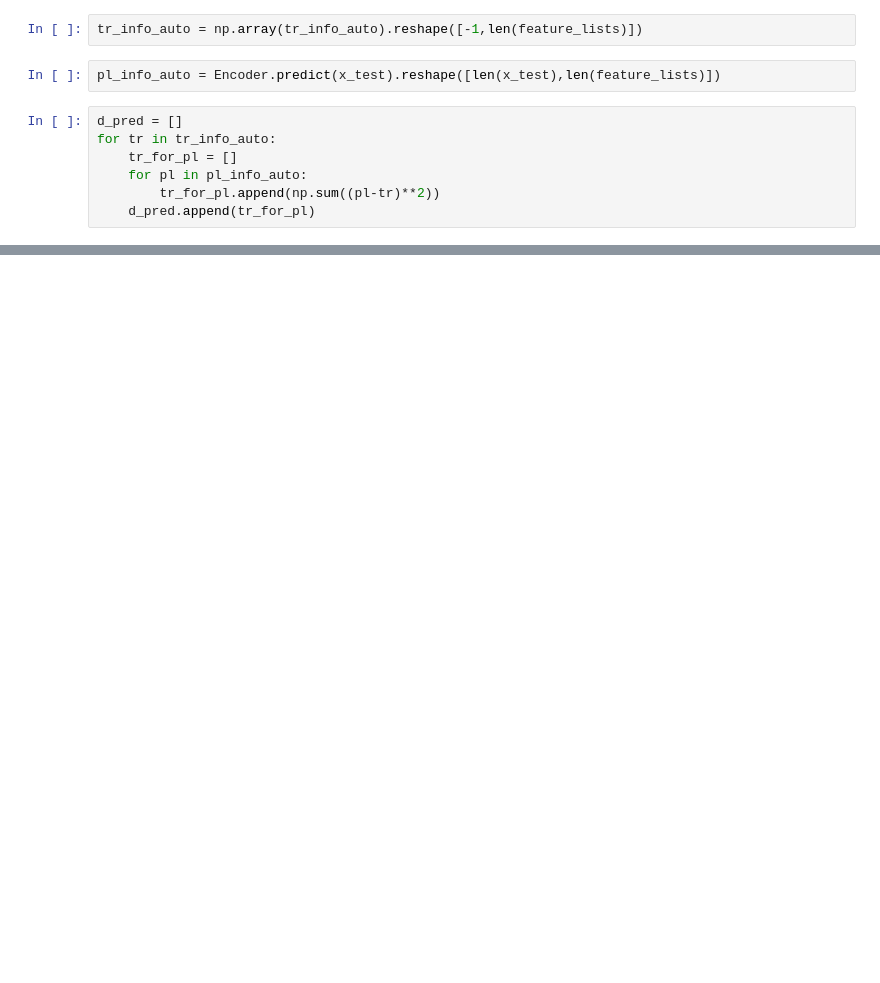
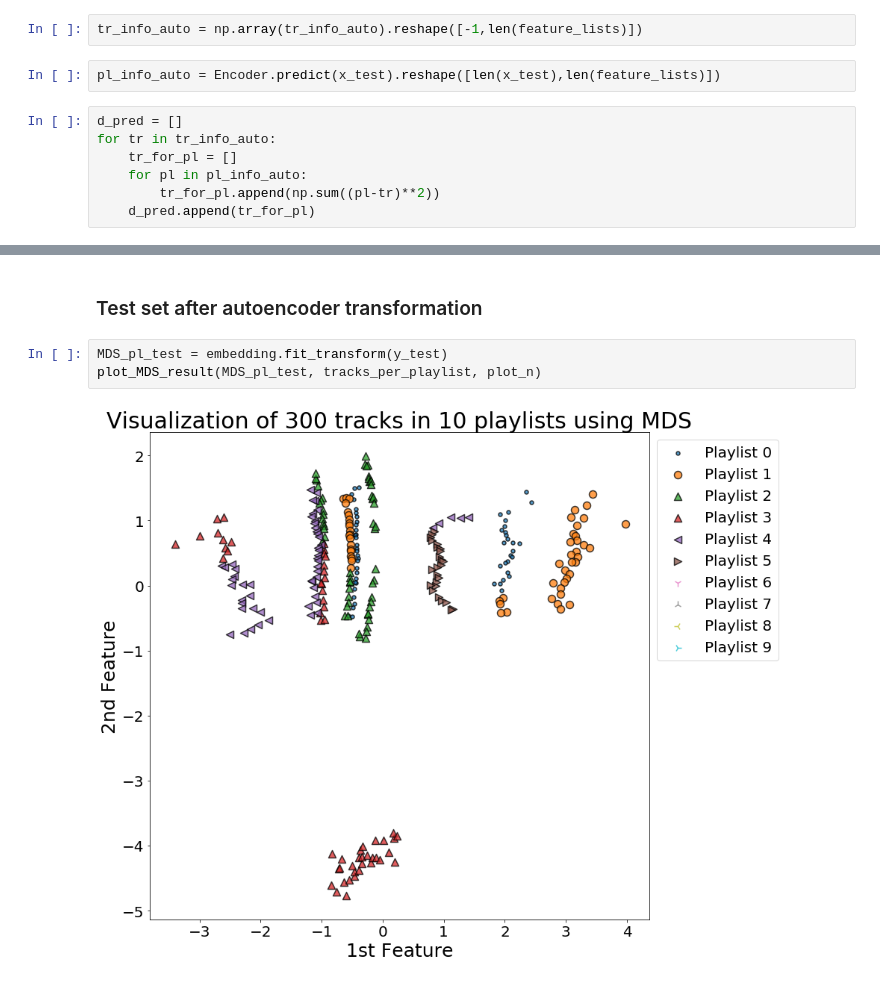
Before and after one commit to slee25/AC209A_SpotifyGroup30, a Jupyter notebook: notebooks/project_spotify_model.ipynb, the cells around one changed output, grey strips where cells are left out. Drawn from its saved outputs; the diff is of its cells as text; blank space fills up the shorter version.

```diff
--- a/notebooks/project_spotify_model.ipynb
+++ b/notebooks/project_spotify_model.ipynb
@@ -530,0 +629,7 @@ scaled_tr_train_df.shape
+# %% [markdown]
+### Test set after autoencoder transformation
+# %%
+MDS_pl_test = embedding.fit_transform(y_test)
+plot_MDS_result(MDS_pl_test, tracks_per_playlist, plot_n)
+# %% [output]
+[figure, added]
```
Also changed, not shown: parts of 58 cells of this notebook.
